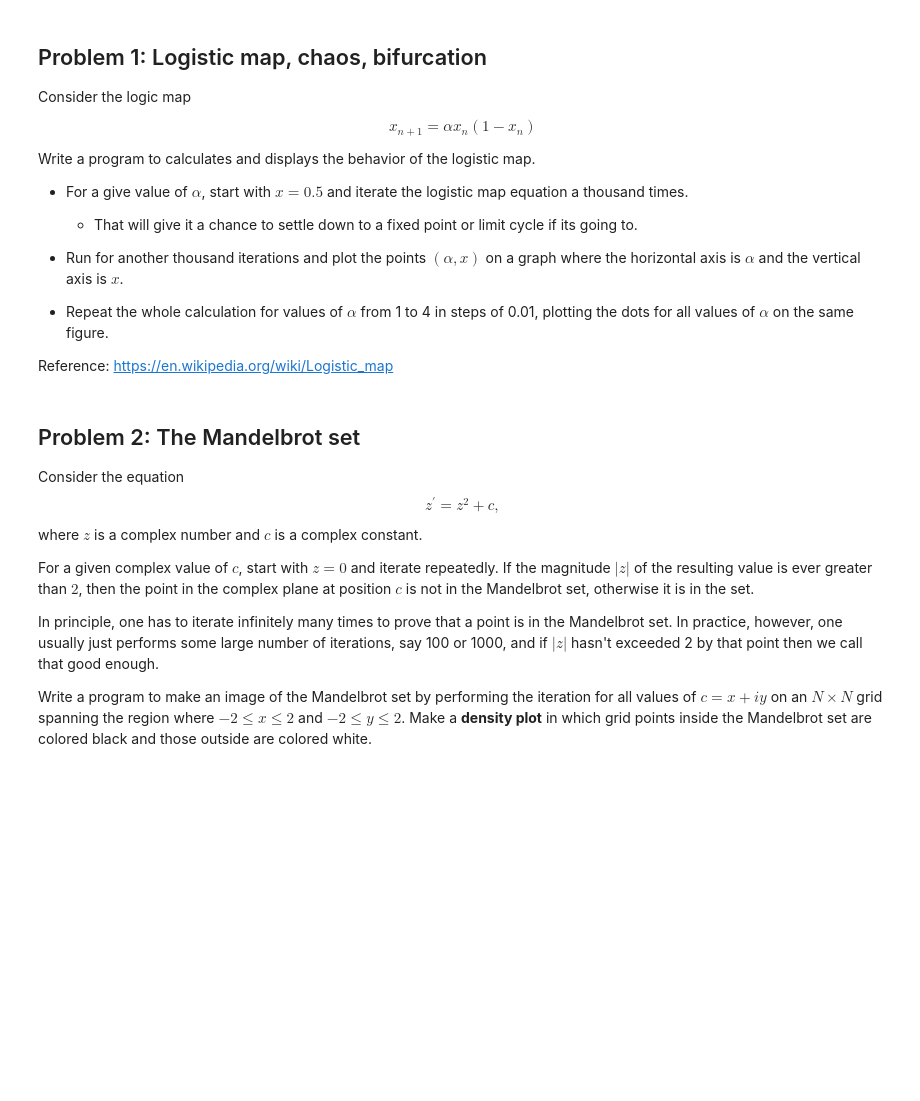
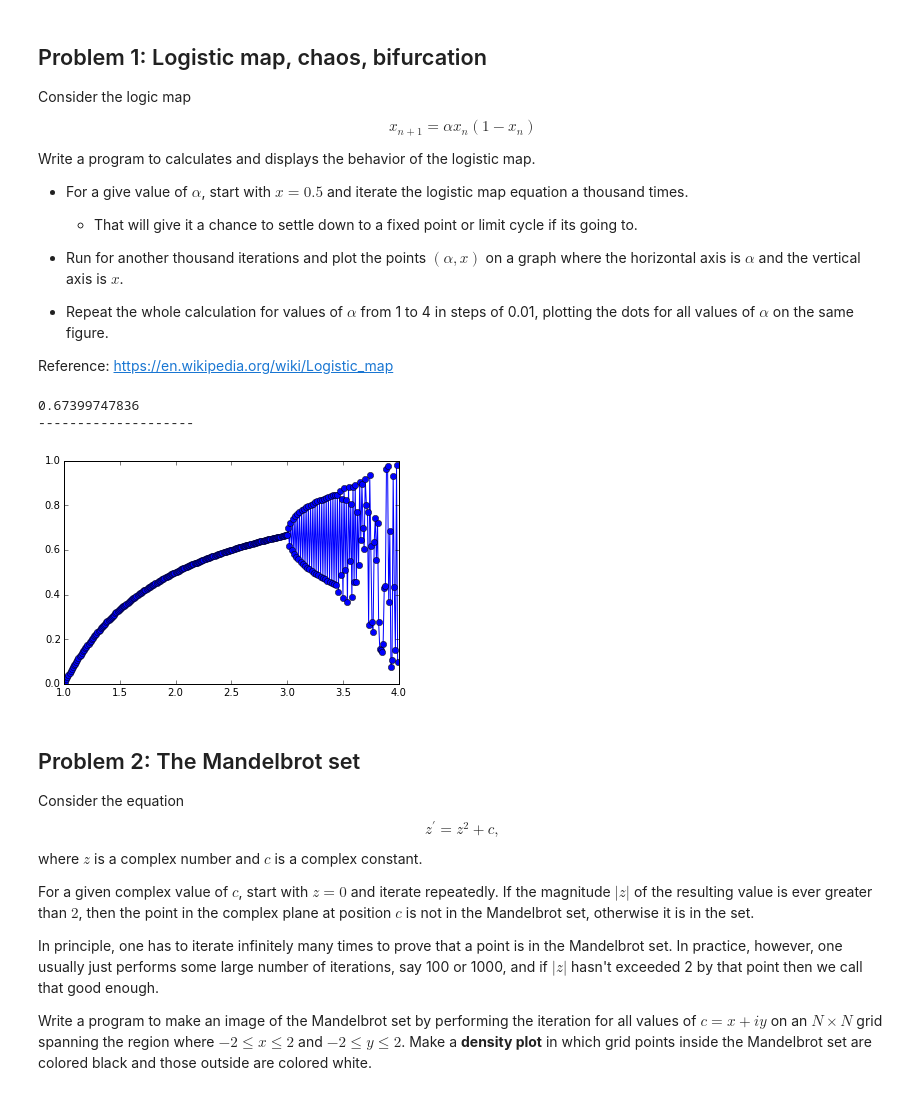
Before and after one commit to pcchen/NTHU10320PHYS290000, a Jupyter notebook: student/103022192/Homework3.ipynb, the cells around one changed output. Cells and saved outputs as stored; diff of their text form; code cells hidden in the pictures; blank space fills up the shorter version.

```diff
--- a/student/103022192/Homework3.ipynb
+++ b/student/103022192/Homework3.ipynb
@@ -29,3 +22,40 @@ for x in range (0.5,1000.5):
+# %%
+# Problem 1
+t1=[]
+x=0.5
+
+for b in range (1,1000):
+    a=3
+    x=a*(1-x)*x
+    if x==1/a:
+        break
+print x
+print "--------------------"
+
+x=0.5
+for e in range(0,3*10**2):
+    for b in range (1,1000):
+        i=float(e)
+        a=1+i/100
+        x=a*(1-x)*x
+
+        if x==1/a:
+            break
+
+    t1.append(x)
+t2=[]
+for c in range (0,3*10**2):
+    g= float (c)
+    d= 1+g/100
+    t2.append(d)
+
+
+plot(t2, t1,'bo-')
+show()
+# %% [output]
+0.67399747836
+--------------------
+[figure, added]
 # %% [markdown]
 ## Problem 2: The Mandelbrot set
 
```
Also changed, not shown: parts of 8 cells of this notebook.
